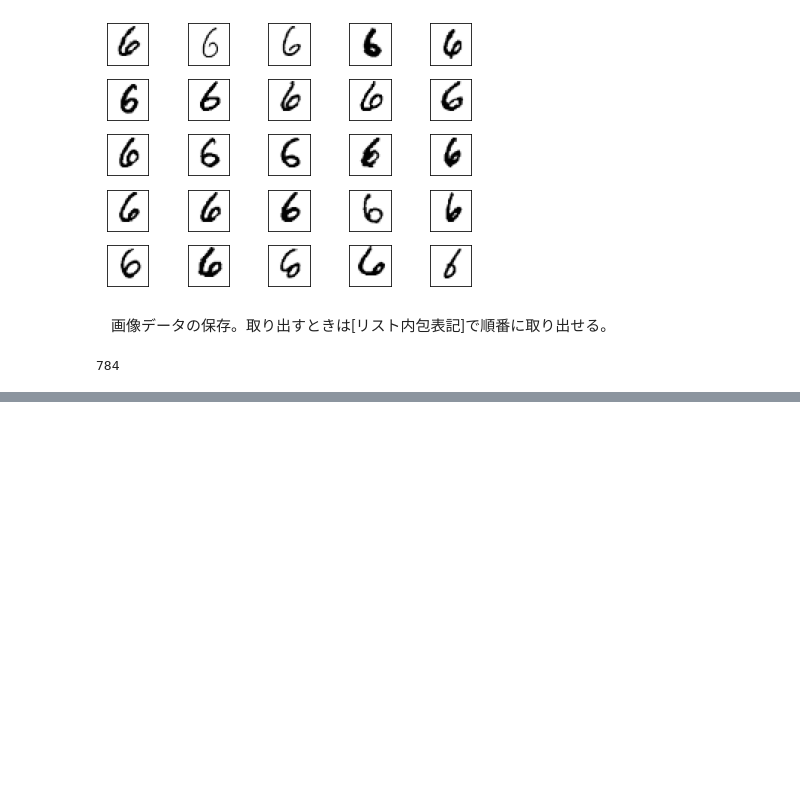
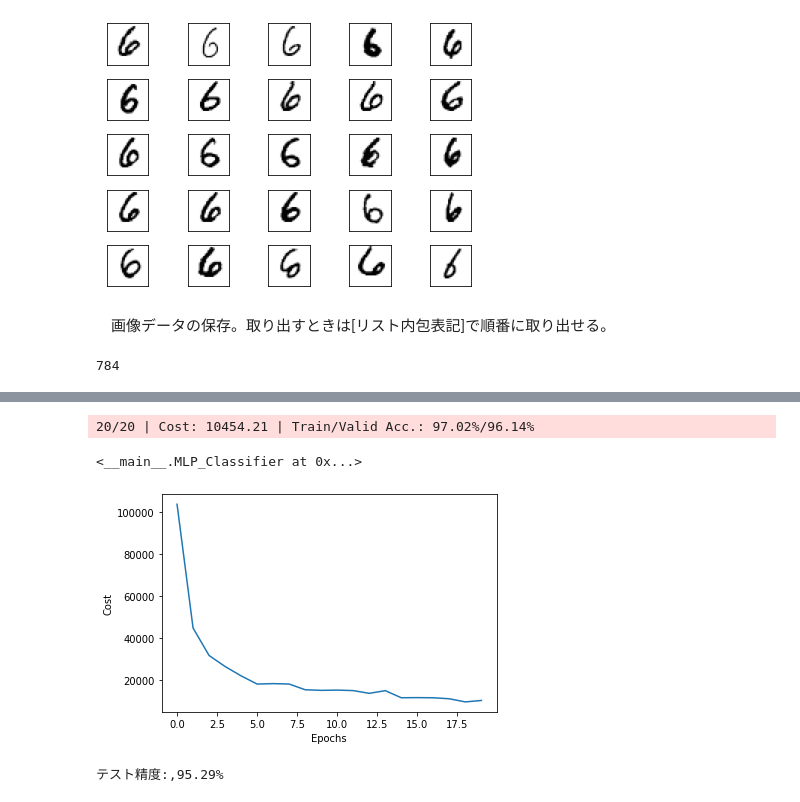
Before and after one commit to yasuharuokazaki/Learn_MachineLearning, a Jupyter notebook: 自主研究課題.ipynb, the cells around one changed output, grey strips where cells are left out. Cells and saved outputs as stored; diff of their text form; code cells hidden in the pictures; blank space fills up the shorter version.

```diff
--- a/自主研究課題.ipynb
+++ b/自主研究課題.ipynb
@@ -406,0 +336,24 @@ plt.show()
+# %%
+#クラス作成
+nn_online = MLP_Classifier(n_hidden1=30,n_hidden2=50,n_hidden3=30,l2=0.00,epochs=20,eta=0.005,minibatch_size = 1,shuffle=True,seed=1)
+# %%
+#学習(結果→Cost: 10454.21 | Train/Valid Acc.: 97.02%/96.14%)
+nn_online.fit(X_train=x_train[:55000],y_train=y_train[:55000],X_valid=x_train[55000:],y_valid=y_train[55000:])
+# %% [output]
+20/20 | Cost: 10454.21 | Train/Valid Acc.: 97.02%/96.14%
+<__main__.MLP_Classifier at 0x...>
+# %%
+#コストの推移
+import matplotlib.pyplot as plt
+plt.plot(range(nn_online.epochs),nn_online.eval_["cost"])
+plt.ylabel("Cost")
+plt.xlabel("Epochs")
+plt.show()
+# %% [output]
+[figure, added]
+# %%
+y_test_pred = nn_online.predict(x_test)
+acc = (np.sum(y_test == y_test_pred).astype(np.float)/x_test.shape[0])
+print("テスト精度:,%.2f%%"%(acc*100))
+# %% [output]
+テスト精度:,95.29%
```
Also changed, not shown: parts of 45 cells of this notebook.
